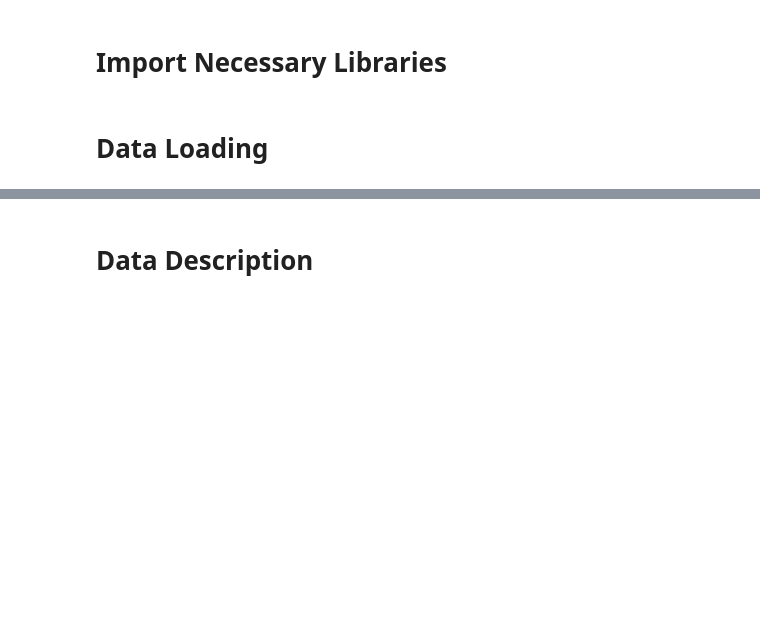
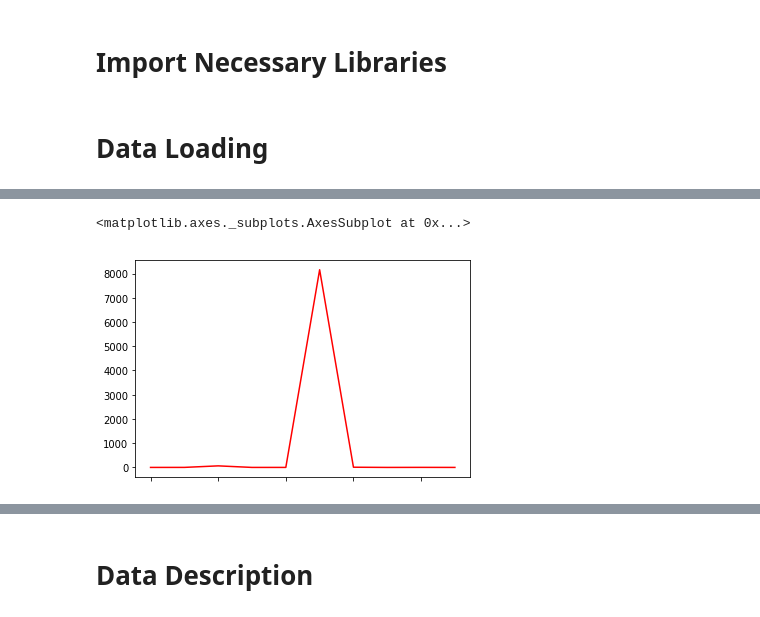
Before and after one commit to abender14/Blockchain-Capstone, a Jupyter notebook: CAPSTONE/ML_Model.ipynb, the cells around one changed output, grey strips where cells are left out. Drawn from its saved outputs; the diff is of its cells as text; code cells hidden in the pictures; blank space fills up the shorter version.

```diff
--- a/CAPSTONE/ML_Model.ipynb
+++ b/CAPSTONE/ML_Model.ipynb
@@ -10,5 +12,5 @@ import numpy as np
 # %% [markdown]
 # Data Loading
 # %%
-train = pd.read_csv("cs-training.csv")
-test = pd.read_csv("cs-test.csv")
+train = pd.read_csv("cs-training.csv", index_col = 0)
+test = pd.read_csv("cs-test.csv", index_col = 0)
@@ -35,0 +115,14 @@ test
+# %%
+for i in range(150000):
+    #assign color based on delinquent label
+    if train.iat[i,10] == 0:
+        pcolor = "red"
+    else:
+        pcolor = "blue"
+# %%
+#plot series data
+dataRow = train.iloc[i, 0:10]
+dataRow.plot(color=pcolor)
+# %% [output]
+<matplotlib.axes._subplots.AxesSubplot at 0x...>
+[figure, added]
```
Also changed, not shown: parts of 12 cells of this notebook.
